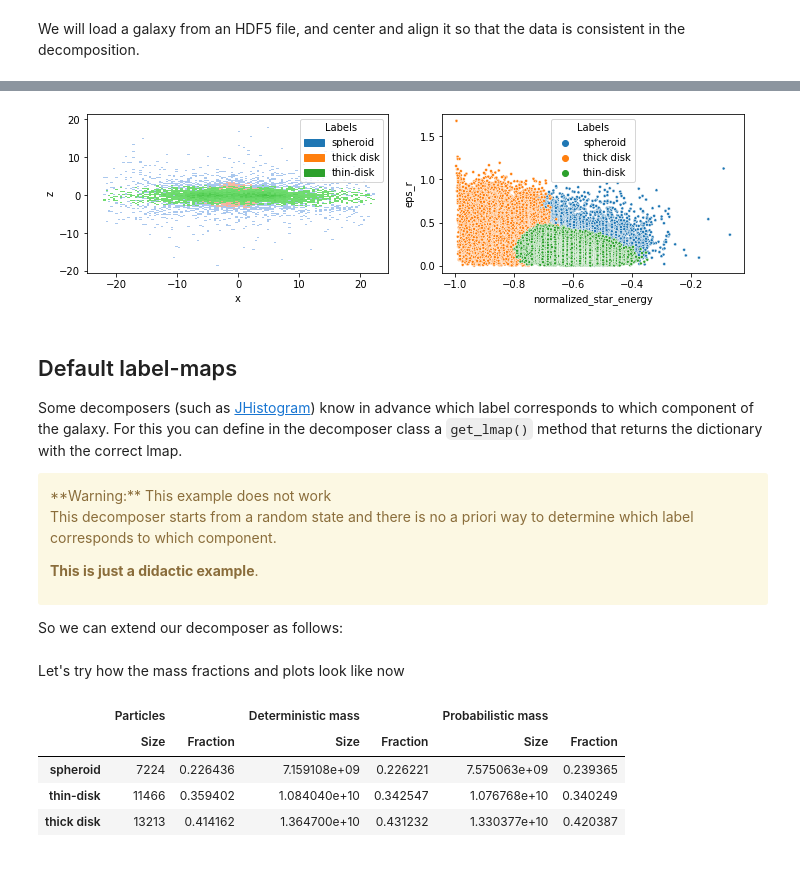
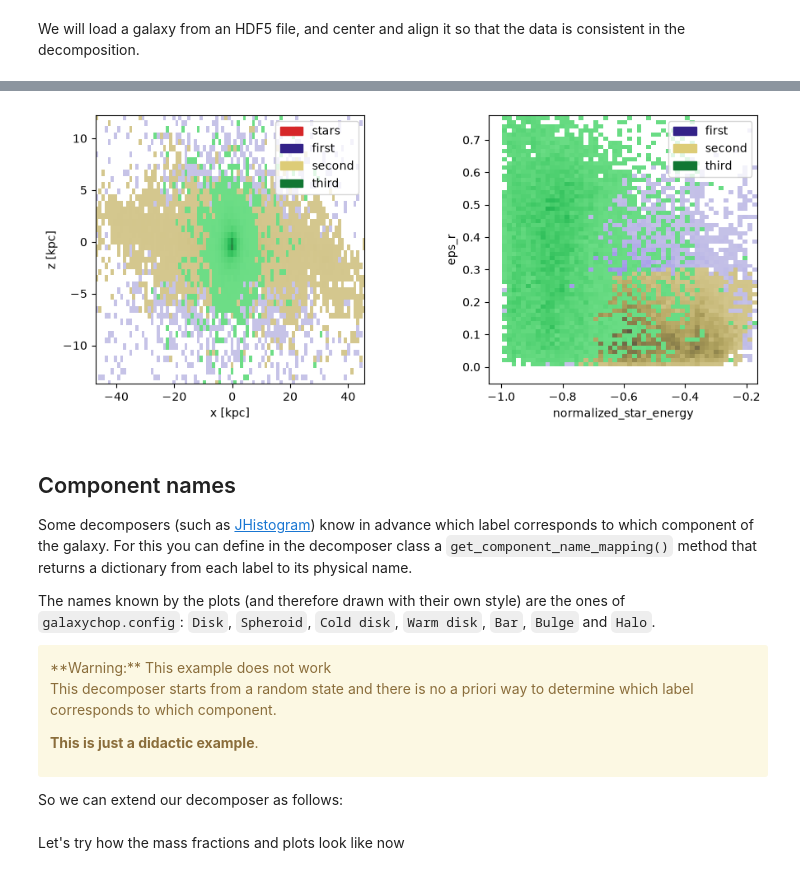
Before and after one commit to vcristiani/galaxy-chop, a Jupyter notebook: docs/source/tutorials/decomposers.ipynb, the cells around one changed output, grey strips where cells are left out. Cells and saved outputs as stored; diff of their text form; code cells hidden in the pictures.

```diff
--- a/docs/source/tutorials/decomposers.ipynb
+++ b/docs/source/tutorials/decomposers.ipynb
@@ -145,7 +109,7 @@ So our decomposer can be extended with the following code.
 import numpy as np
 
 
-class BGM(DynamicStarsDecomposerMixin, GalaxyDecomposerABC):
+class BGM(GalaxyDecomposerABC):
     # declare the hyper-parameters
     # most of the default values are the same of the
     # BayesianGaussianMixture class
@@ -171,7 +135,7 @@ class BGM(DynamicStarsDecomposerMixin, GalaxyDecomposerABC):
     verbose_interval = hparam(default=10)
 
     attributes = hparam(
-        default=("normalized_star_energy", "eps", "eps_r", "x", "y", "z"),
+        default=("normalized_star_energy", "eps", "eps_r"),
         converter=tuple,
     )
 
@@ -234,6 +198,6 @@ hyper-parameters as we wish.
 
 In our case we will only set the `random_state`-seed.
 # %%
-bgm = BGM(random_state=42, attributes=["z"])
+bgm = BGM(random_state=42)
 bgm
 # %% [output]
@@ -243,6 +207,6 @@ We will load a galaxy from an HDF5 file, and center and align it so that the
 data is consistent in the decomposition.
 # %%
 gal = gchop.io.read_hdf5("gal394242.h5")
-gal = gchop.preproc.center_and_align(gal)
+gal = gchop.preproc.center_and_align(gal, r_cut=30)
 gal
 # %% [output]
@@ -253,4 +223,4 @@ and we will store the components in a `comp` variable.
 # %%
-comp = bgm.decompose(gal)
-comp
+dgal = bgm.decompose(gal)
+dgal
 # %% [output]
@@ -307,22 +272,27 @@ comp.describe(lmap=lmap)
 # %%
-import matplotlib.pyplot as plt
+lmap = {"component_0": "first", "component_1": "second", "component_2": "third"}
 
-fig, axs = plt.subplots(1, 2, figsize=(10, 3))
+fig, axs = plt.subplots(1, 2, figsize=(10, 4))
 
-gal.plot.hist("x", "z", labels=comp, ax=axs[0], lmap=lmap)
-gal.plot.sdyn_hist(
-    "normalized_star_energy", y="eps_r", ax=axs[1], labels=comp, lmap=lmap
+dgal.plot.hist2d("x", y="z", ptypes=["stars"], ax=axs[0], lmap=lmap)
+dgal.plot.sdyn_hist2d(
+    "normalized_star_energy", y="eps_r", ax=axs[1], lmap=lmap
 )
 
 plt.tight_layout()
 # %% [output]
-[figure, old version]
+[figure, new version]
 # %% [markdown]
-## Default label-maps
+## Component names
 
-Some decomposers (such as [JHistogram](../api/decomposers/histogram.rst#galaxychop.decomposers.histogram.JEHistogram)) know in advance which label corresponds
+Some decomposers (such as [JHistogram](../api/decomposers/histogram.rst#galaxychop.decomposers.histogram.JHistogram)) know in advance which label corresponds
 to which component of the galaxy. For this you can define in the decomposer
-class a `get_lmap()` method that returns the dictionary with the correct lmap.
+class a `get_component_name_mapping()` method that returns a dictionary
+from each label to its physical name.
+
+The names known by the plots (and therefore drawn with their own style) are
+the ones of `galaxychop.config`: `Disk`, `Spheroid`, `Cold disk`, `Warm disk`,
+`Bar`, `Bulge` and `Halo`.
 
 <div class="alert alert-warning">
 **Warning:** This example does not work
@@ -406,13 +311,2 @@ class BGM(DynamicStarsDecomposerMixin, GalaxyDecomposerABC):
 # %% [markdown]
 Let's try how the mass fractions and plots look like now
-# %%
-bgm = BGM()
-comp = bgm.decompose(gal)
-
-comp.describe()
-# %% [output]
-|  | Particles |  | Deterministic mass |  | Probabilistic mass |  |
-|  | Size | Fraction | Size | Fraction | Size | Fraction |
-| spheroid | 7224 | 0.226436 | 7.159108e+09 | 0.226221 | 7.575063e+09 | 0.239365 |
-| thin-disk | 11466 | 0.359402 | 1.084040e+10 | 0.342547 | 1.076768e+10 | 0.340249 |
-| thick disk | 13213 | 0.414162 | 1.364700e+10 | 0.431232 | 1.330377e+10 | 0.420387 |
```
Also changed, not shown: parts of 25 cells of this notebook, 4 other files.
